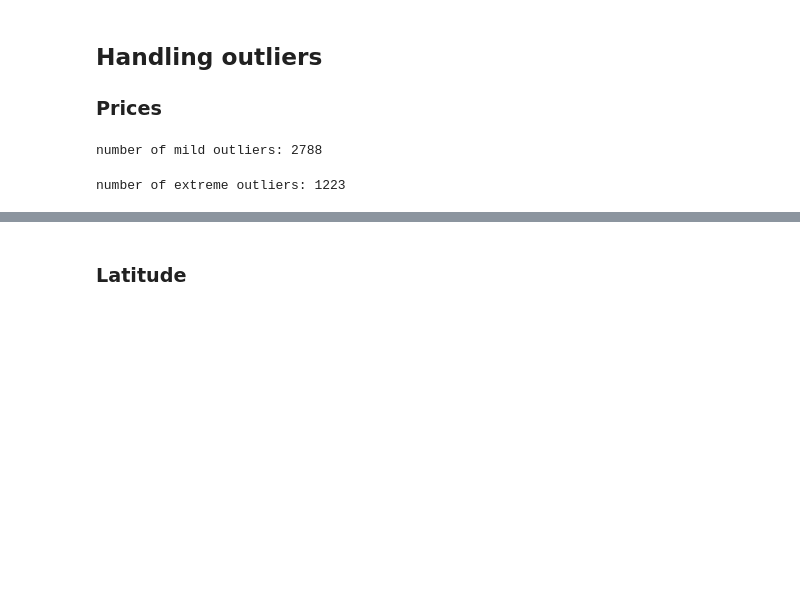
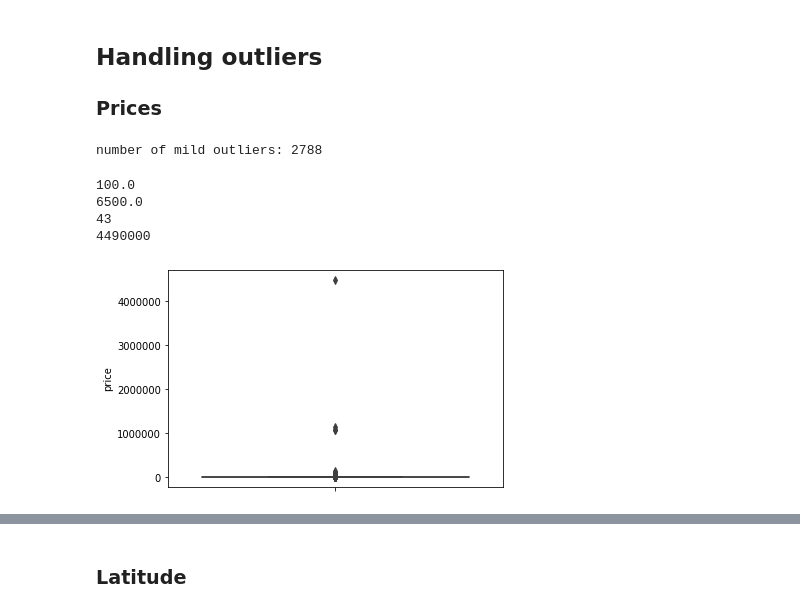
Before and after one commit to taryn-c/CMPT459-Project, a Jupyter notebook: sad_mining1.ipynb, the cells around one changed output, grey strips where cells are left out. Drawn from its saved outputs; the diff is of its cells as text; code cells hidden in the pictures; blank space fills up the shorter version.

```diff
--- a/sad_mining1.ipynb
+++ b/sad_mining1.ipynb
@@ -488,9 +484,20 @@ print ("number of mild outliers:", len(outliers))
 number of mild outliers: 2788
 # %%
 # prices (outer fences=extreme outliers)
-cutoff = iqr * 3
-lower, upper = q25 - cutoff, q75 + cutoff
-outliers = [x for x in train_df['price'].values if x > upper or x < lower]
-print ("number of extreme outliers:", len(outliers))
+# cutoff = iqr * 3
+# lower, upper = q25 - cutoff, q75 + cutoff
+# outliers = [x for x in train_df['price'].values if x > upper or x < lower]
+# print ("number of extreme outliers:", len(outliers))
-# %% [output]
-number of extreme outliers: 1223
+# %%
+# before handling
+print(lower)
+print(upper)
+sns.boxplot(y=train_df['price'])
+print(min(train_df['price']))
+print(max(train_df['price']))
+# %% [output]
+100.0
+6500.0
+43
+4490000
+[figure, added]
```
Also changed, not shown: parts of 36 cells of this notebook.
